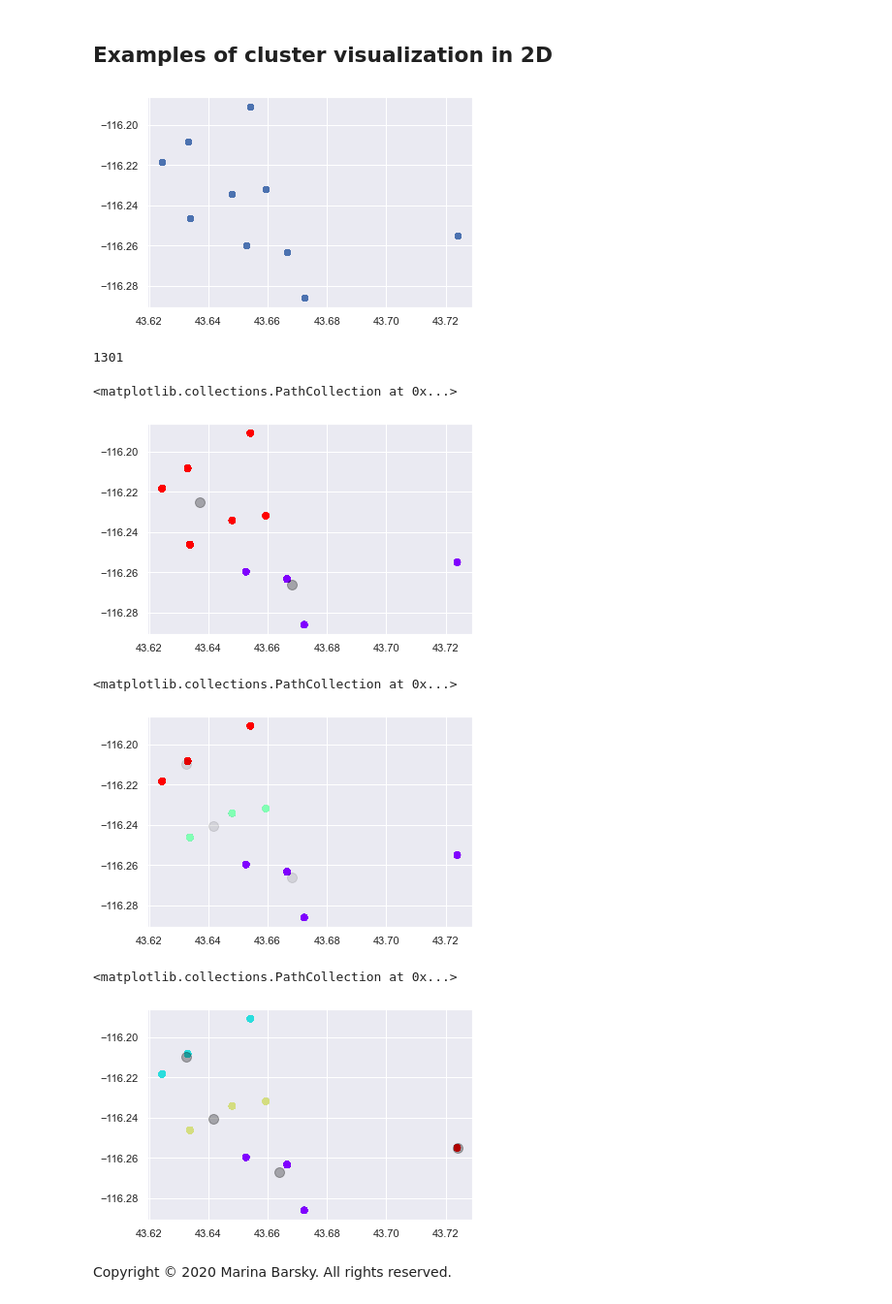
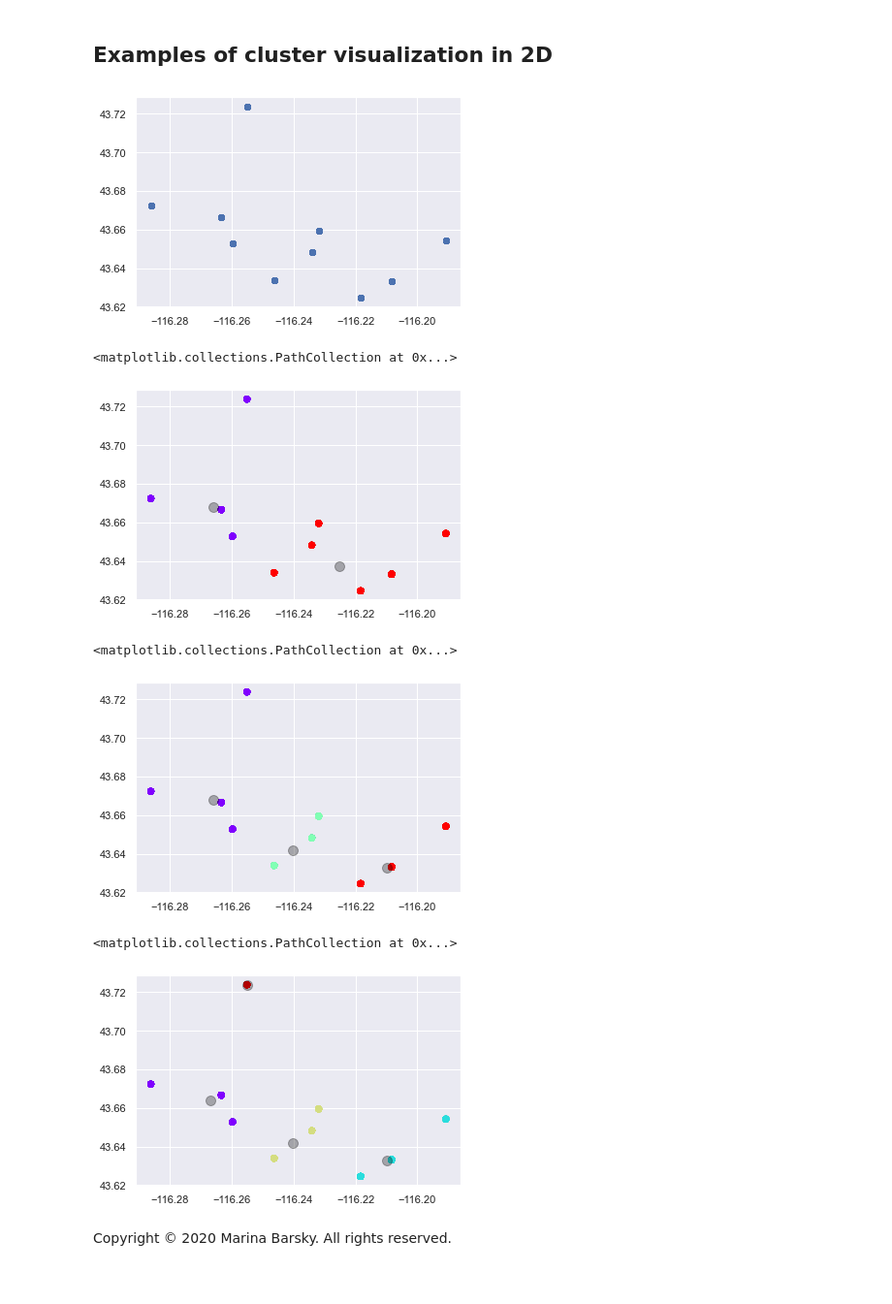
Before and after one commit to imanarzi/ml_clustering_lab, a Jupyter notebook: pizza_store_locations_lab.ipynb, the cells around one changed output. Shown at 97% size. Cells and saved outputs as stored; diff of their text form; code cells hidden in the pictures.

```diff
--- a/pizza_store_locations_lab.ipynb
+++ b/pizza_store_locations_lab.ipynb
@@ -77,30 +77,28 @@ Visualize clusters by plotting each data point and coloring it with the differen
 # Plotting original data
 import matplotlib.pyplot as plt
 x, y = zip(*data)
-plt.scatter(x, y)
+plt.scatter(y, x)
 plt.show()
-print(len(data))
 # %% [output]
-[figure, old version]
+[figure, new version]
-1301
 # %%
 # Plotting clusters with centers
-plt.scatter(x, y, c=kmeans2.labels_, cmap='rainbow')
-plt.scatter(kmeans2.cluster_centers_[:,0] ,kmeans2.cluster_centers_[:,1], s=100, color='black', alpha=0.3)
+plt.scatter(y,x, c=kmeans2.labels_, cmap='rainbow')
+plt.scatter(kmeans2.cluster_centers_[:,1] ,kmeans2.cluster_centers_[:,0], s=100, color='black', alpha=0.3)
 # %% [output]
 <matplotlib.collections.PathCollection at 0x...>
-[figure, old version]
+[figure, new version]
 # %%
-plt.scatter(x, y, c=kmeans3.labels_, cmap='rainbow')
-plt.scatter(kmeans3.cluster_centers_[:,0] ,kmeans3.cluster_centers_[:,1], s=100, color='black', alpha=0.1)
+plt.scatter(y,x, c=kmeans3.labels_, cmap='rainbow')
+plt.scatter(kmeans3.cluster_centers_[:,1] ,kmeans3.cluster_centers_[:,0], s=100, color='black', alpha=0.3)
 # %% [output]
 <matplotlib.collections.PathCollection at 0x...>
-[figure, old version]
+[figure, new version]
 # %%
-plt.scatter(x, y, c=kmeans4.labels_, cmap='rainbow')
-plt.scatter(kmeans4.cluster_centers_[:,0] ,kmeans4.cluster_centers_[:,1], s=100, color='black', alpha=0.3)
+plt.scatter(y,x, c=kmeans4.labels_, cmap='rainbow')
+plt.scatter(kmeans4.cluster_centers_[:,1] ,kmeans4.cluster_centers_[:,0], s=100, color='black', alpha=0.3)
 # %% [output]
 <matplotlib.collections.PathCollection at 0x...>
-[figure, old version]
+[figure, new version]
 # %% [markdown]
 Copyright &copy; 2020 Marina Barsky. All rights reserved.
```
